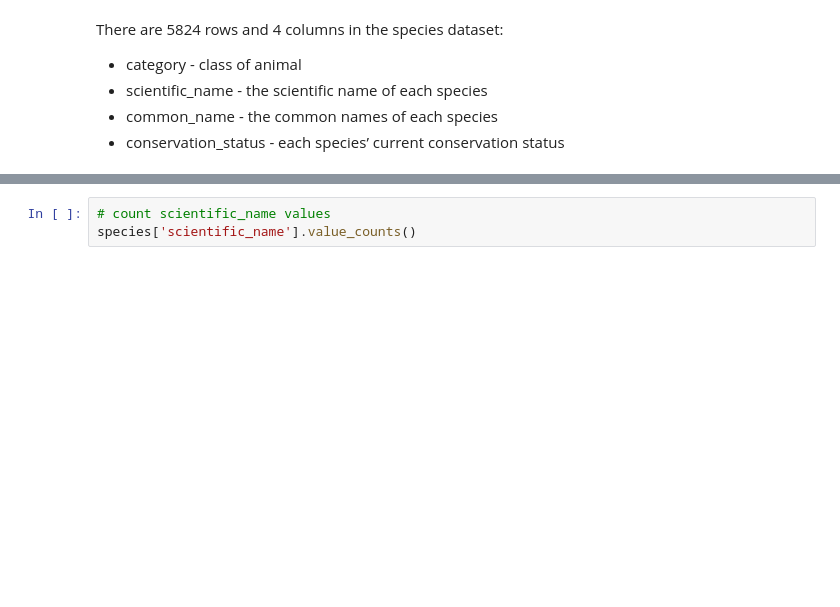
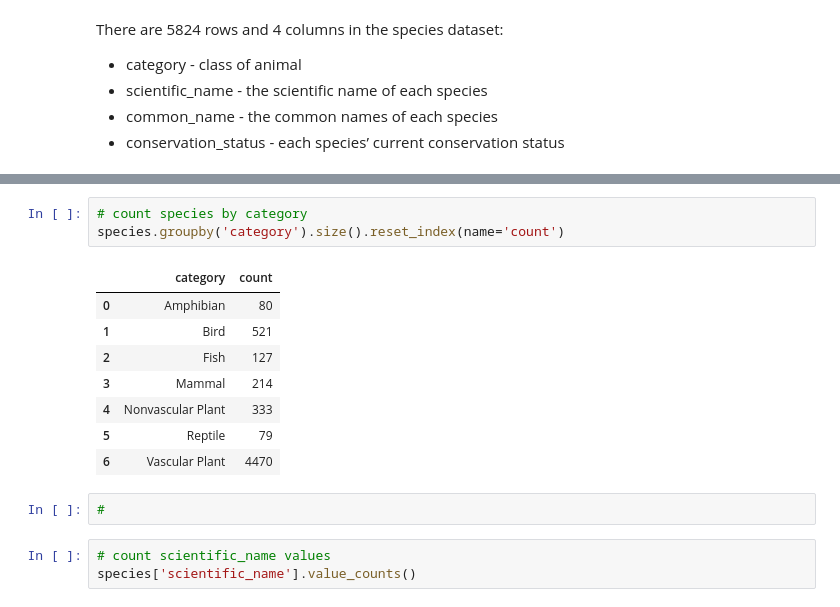
Before and after one commit to 7086600/biodiversity_project, a Jupyter notebook: biodiversity.ipynb, the cells around one changed output, grey strips where cells are left out. Cells and saved outputs as stored; diff of their text form; blank space fills up the shorter version.

```diff
--- a/biodiversity.ipynb
+++ b/biodiversity.ipynb
@@ -100,3 +113,17 @@ There are 5824 rows and 4 columns in the species dataset:
+# %%
+# count species by category
+species.groupby('category').size().reset_index(name='count')
+# %% [output]
+|  | category | count |
+| 0 | Amphibian | 80 |
+| 1 | Bird | 521 |
+| 2 | Fish | 127 |
+| 3 | Mammal | 214 |
+| 4 | Nonvascular Plant | 333 |
+| 5 | Reptile | 79 |
+| 6 | Vascular Plant | 4470 |
+# %%
+#
 # %%
 # count scientific_name values
 species['scientific_name'].value_counts()
```
Also changed, not shown: parts of 3 cells of this notebook.
